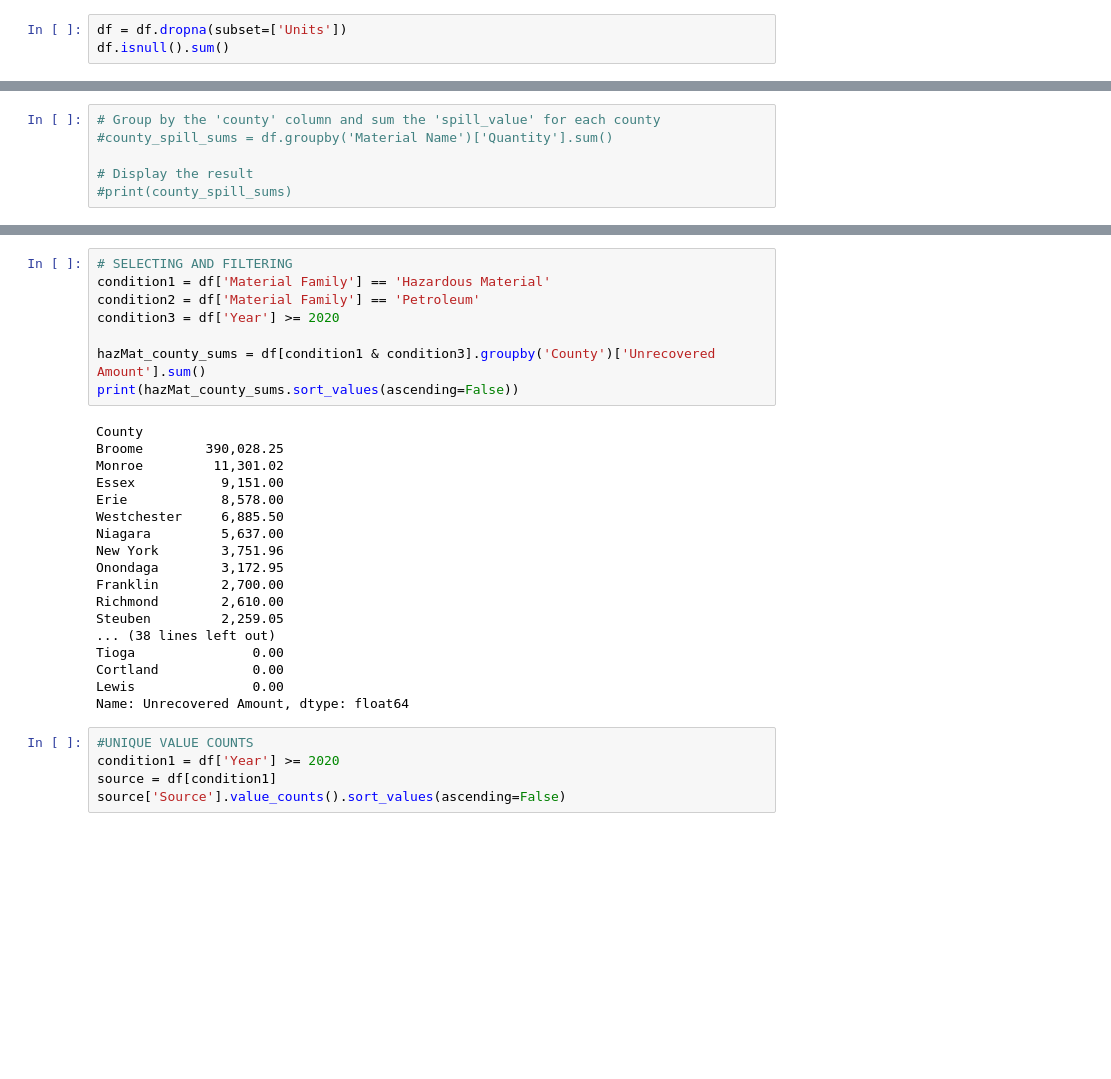
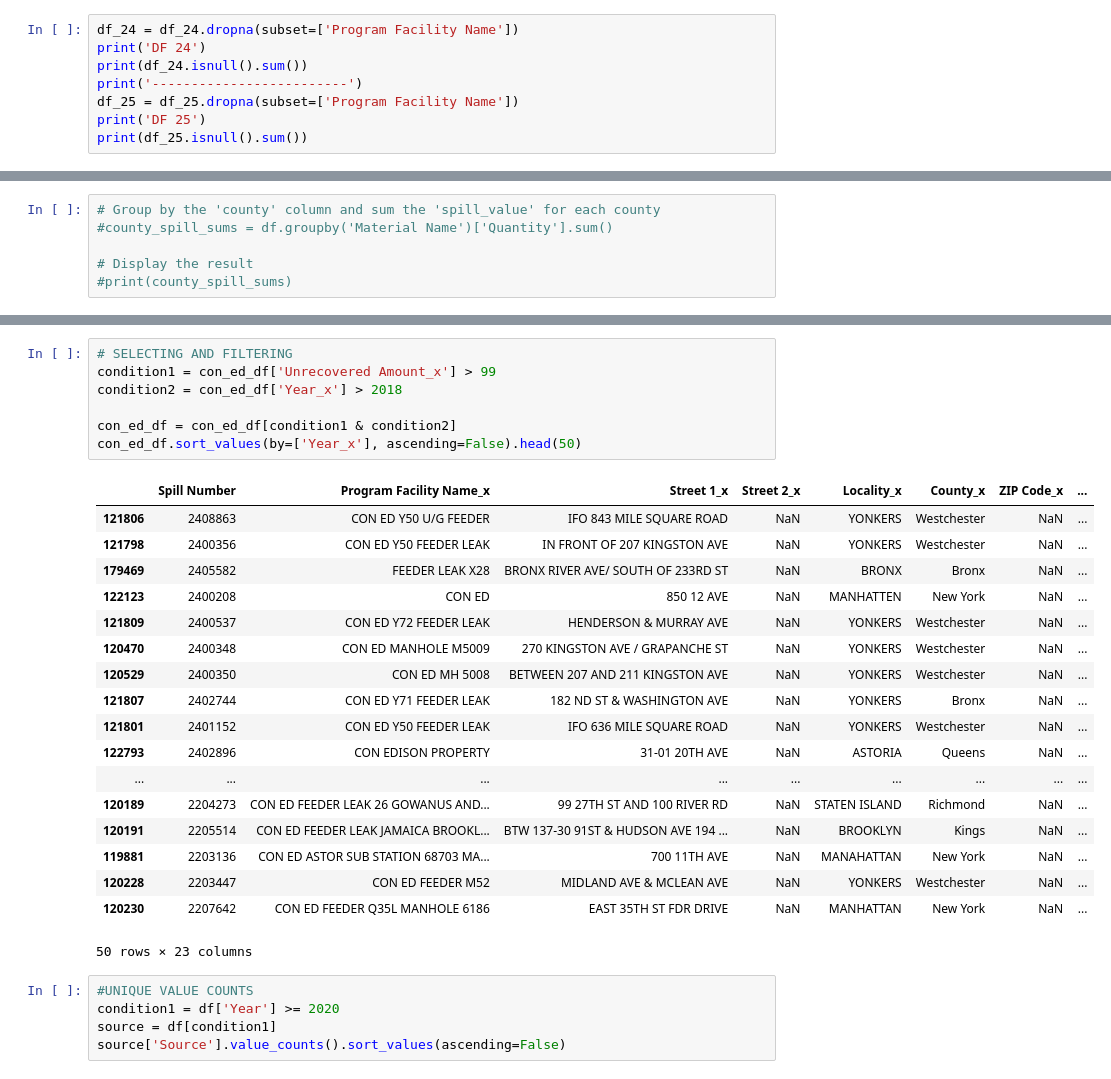
Before and after one commit to shenalt/NYSpills, a Jupyter notebook: spills.ipynb, the cells around one changed output, grey strips where cells are left out. Cells and saved outputs as stored; diff of their text form; blank space fills up the shorter version.

```diff
--- a/spills.ipynb
+++ b/spills.ipynb
@@ -46,6 +58,11 @@ Units                    110846
 Recovered                     0
 dtype: int64
 # %%
-df = df.dropna(subset=['Units'])
-df.isnull().sum()
+df_24 = df_24.dropna(subset=['Program Facility Name'])
+print('DF 24')
+print(df_24.isnull().sum())
+print('-------------------------')
+df_25 = df_25.dropna(subset=['Program Facility Name'])
+print('DF 25')
+print(df_25.isnull().sum())
 # %% [output]
@@ -163,29 +228,29 @@ con_ed_df.sort_values(by=['Year'], ascending=False)
 # %%
 # SELECTING AND FILTERING
-condition1 = df['Material Family'] == 'Hazardous Material'
-condition2 = df['Material Family'] == 'Petroleum'
-condition3 = df['Year'] >= 2020
+condition1 = con_ed_df['Unrecovered Amount_x'] > 99
+condition2 = con_ed_df['Year_x'] > 2018
 
-hazMat_county_sums = df[condition1 & condition3].groupby('County')['Unrecovered Amount'].sum()
-print(hazMat_county_sums.sort_values(ascending=False))
+con_ed_df = con_ed_df[condition1 & condition2]
+con_ed_df.sort_values(by=['Year_x'], ascending=False).head(50)
 # %% [output]
+|  | Spill Number | Program Facility Name_x | Street 1_x | Street 2_x | Locality_x | County_x | ZIP Code_x | ... |
+| 121806 | 2408863 | CON ED Y50 U/G FEEDER | IFO 843 MILE SQUARE ROAD | NaN | YONKERS | Westchester | NaN | ... |
+| 121798 | 2400356 | CON ED Y50 FEEDER LEAK | IN FRONT OF 207 KINGSTON AVE | NaN | YONKERS | Westchester | NaN | ... |
+| 179469 | 2405582 | FEEDER LEAK X28 | BRONX RIVER AVE/ SOUTH OF 233RD ST | NaN | BRONX | Bronx | NaN | ... |
+| 122123 | 2400208 | CON ED | 850 12 AVE | NaN | MANHATTEN | New York | NaN | ... |
+| 121809 | 2400537 | CON ED Y72 FEEDER LEAK | HENDERSON & MURRAY AVE | NaN | YONKERS | Westchester | NaN | ... |
+| 120470 | 2400348 | CON ED MANHOLE M5009 | 270 KINGSTON AVE / GRAPANCHE ST | NaN | YONKERS | Westchester | NaN | ... |
+| 120529 | 2400350 | CON ED MH 5008 | BETWEEN 207 AND 211 KINGSTON AVE | NaN | YONKERS | Westchester | NaN | ... |
+| 121807 | 2402744 | CON ED Y71 FEEDER LEAK | 182 ND ST & WASHINGTON AVE | NaN | YONKERS | Bronx | NaN | ... |
+| 121801 | 2401152 | CON ED Y50 FEEDER LEAK | IFO 636 MILE SQUARE ROAD | NaN | YONKERS | Westchester | NaN | ... |
+| 122793 | 2402896 | CON EDISON PROPERTY | 31-01 20TH AVE | NaN | ASTORIA | Queens | NaN | ... |
+| ... | ... | ... | ... | ... | ... | ... | ... | ... |
+| 120189 | 2204273 | CON ED FEEDER LEAK 26 GOWANUS AND... | 99 27TH ST AND 100 RIVER RD | NaN | STATEN ISLAND | Richmond | NaN | ... |
+| 120191 | 2205514 | CON ED FEEDER LEAK JAMAICA BROOKL... | BTW 137-30 91ST & HUDSON AVE 194 ... | NaN | BROOKLYN | Kings | NaN | ... |
+| 119881 | 2203136 | CON ED ASTOR SUB STATION 68703 MA... | 700 11TH AVE | NaN | MANAHATTAN | New York | NaN | ... |
+| 120228 | 2203447 | CON ED FEEDER M52 | MIDLAND AVE & MCLEAN AVE | NaN | YONKERS | Westchester | NaN | ... |
+| 120230 | 2207642 | CON ED FEEDER Q35L MANHOLE 6186 | EAST 35TH ST FDR DRIVE | NaN | MANHATTAN | New York | NaN | ... |
-County
-Broome        390,028.25
-Monroe         11,301.02
-Essex           9,151.00
-Erie            8,578.00
-Westchester     6,885.50
-Niagara         5,637.00
-New York        3,751.96
-Onondaga        3,172.95
-Franklin        2,700.00
-Richmond        2,610.00
-Steuben         2,259.05
-... (38 lines left out)
-Tioga               0.00
-Cortland            0.00
-Lewis               0.00
-Name: Unrecovered Amount, dtype: float64
+50 rows × 23 columns
 # %%
 #UNIQUE VALUE COUNTS
 condition1 = df['Year'] >= 2020
```
Also changed, not shown: parts of 10 cells of this notebook, 2 other files.
